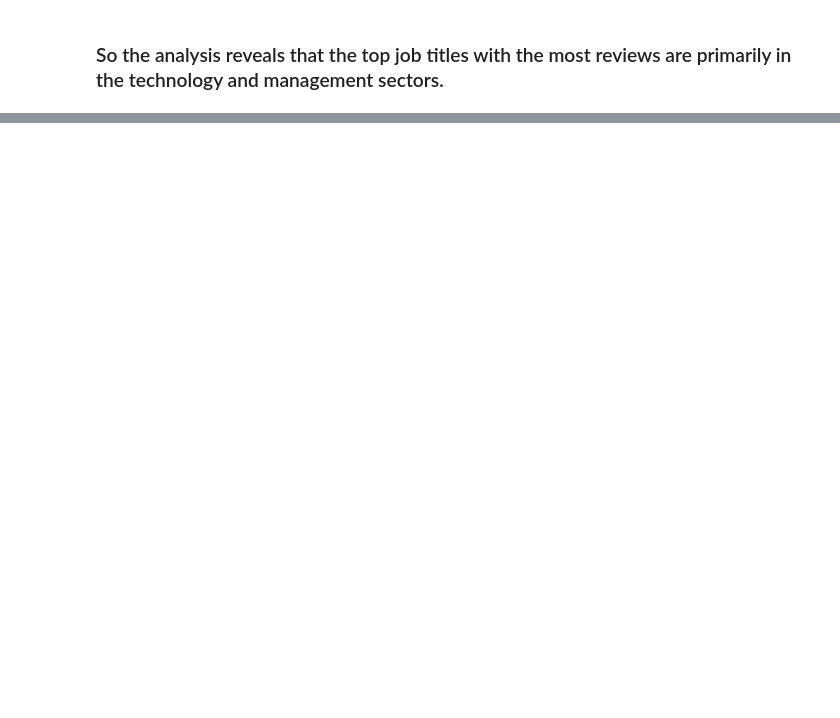
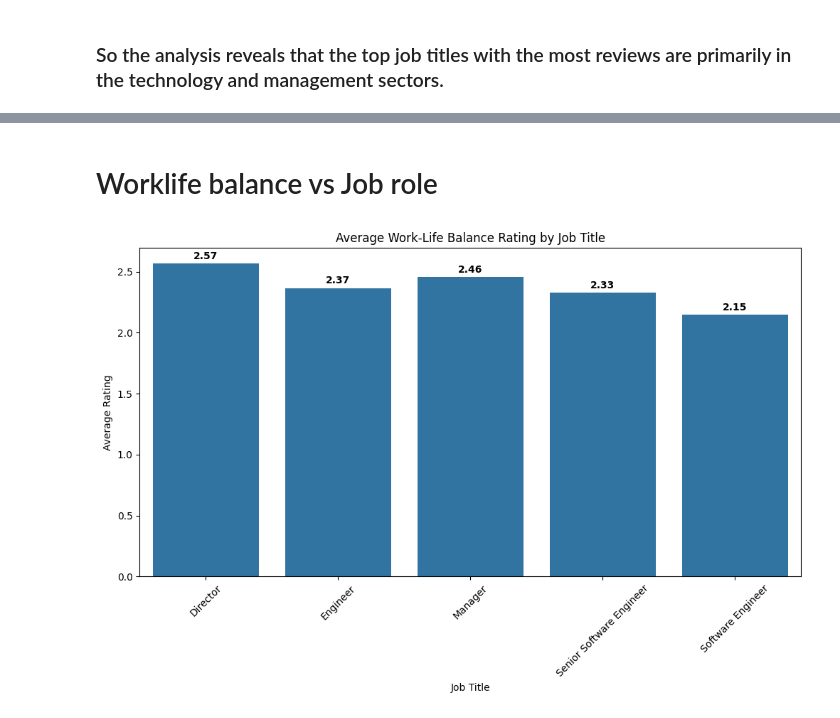
Before and after one commit to saiteja007-mv/Glassdoor-Companies-Review-Analysis, a Jupyter notebook: 4 Data analysis of Glassdoor Reviews/Module 2 EDA/1 EDA.ipynb, the cells around one changed output, grey strips where cells are left out. Drawn from its saved outputs; the diff is of its cells as text; code cells hidden in the pictures; blank space fills up the shorter version.

```diff
--- a/4 Data analysis of Glassdoor Reviews/Module 2 EDA/1 EDA.ipynb
+++ b/4 Data analysis of Glassdoor Reviews/Module 2 EDA/1 EDA.ipynb
@@ -305,0 +321,16 @@ plt.show()
+# %% [markdown]
+# Worklife balance vs Job role
+# %%
+worklife_jobrole = reviews.loc[reviews['job title'].isin(number_of_roles.head(5).index)].groupby('job title')['rating worklifebalance'].mean()
+plt.figure(figsize=(12,6))
+ax = sns.barplot(x=worklife_jobrole.index, y=worklife_jobrole.values)
+plt.xticks(rotation=45)
+plt.title('Average Work-Life Balance Rating by Job Title')
+plt.xlabel('Job Title')
+plt.ylabel('Average Rating')
+for i, v in enumerate(worklife_jobrole.values):
+    ax.text(i, v + 0.02, f"{v:.2f}", ha='center', va='bottom', fontweight='bold')
+plt.savefig('Plottings/Average Work-Life Balance Rating by Job Title.png', dpi=300, bbox_inches='tight')
+plt.show()
+# %% [output]
+[figure, added]
```
Also changed, not shown: parts of 27 cells of this notebook, 15 other files.
